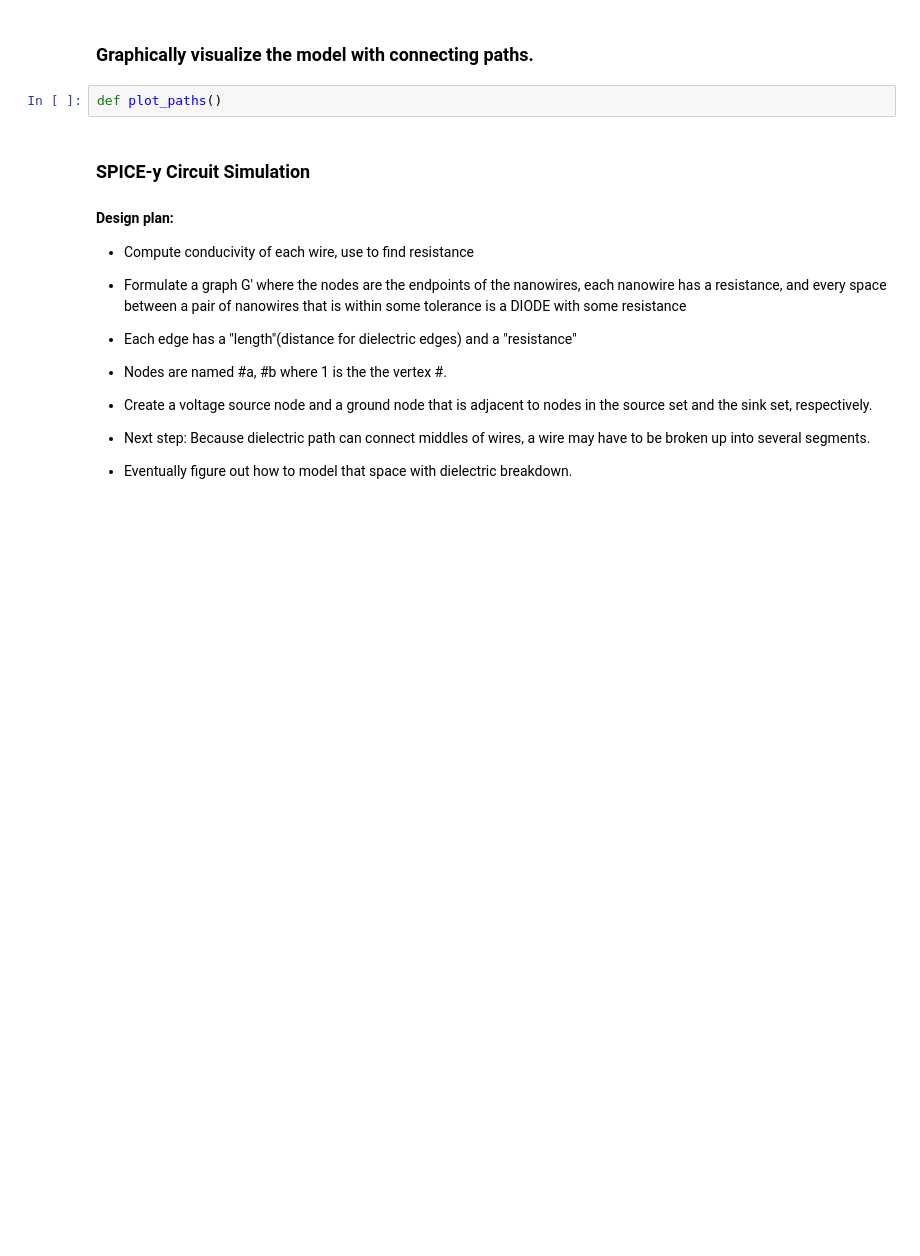
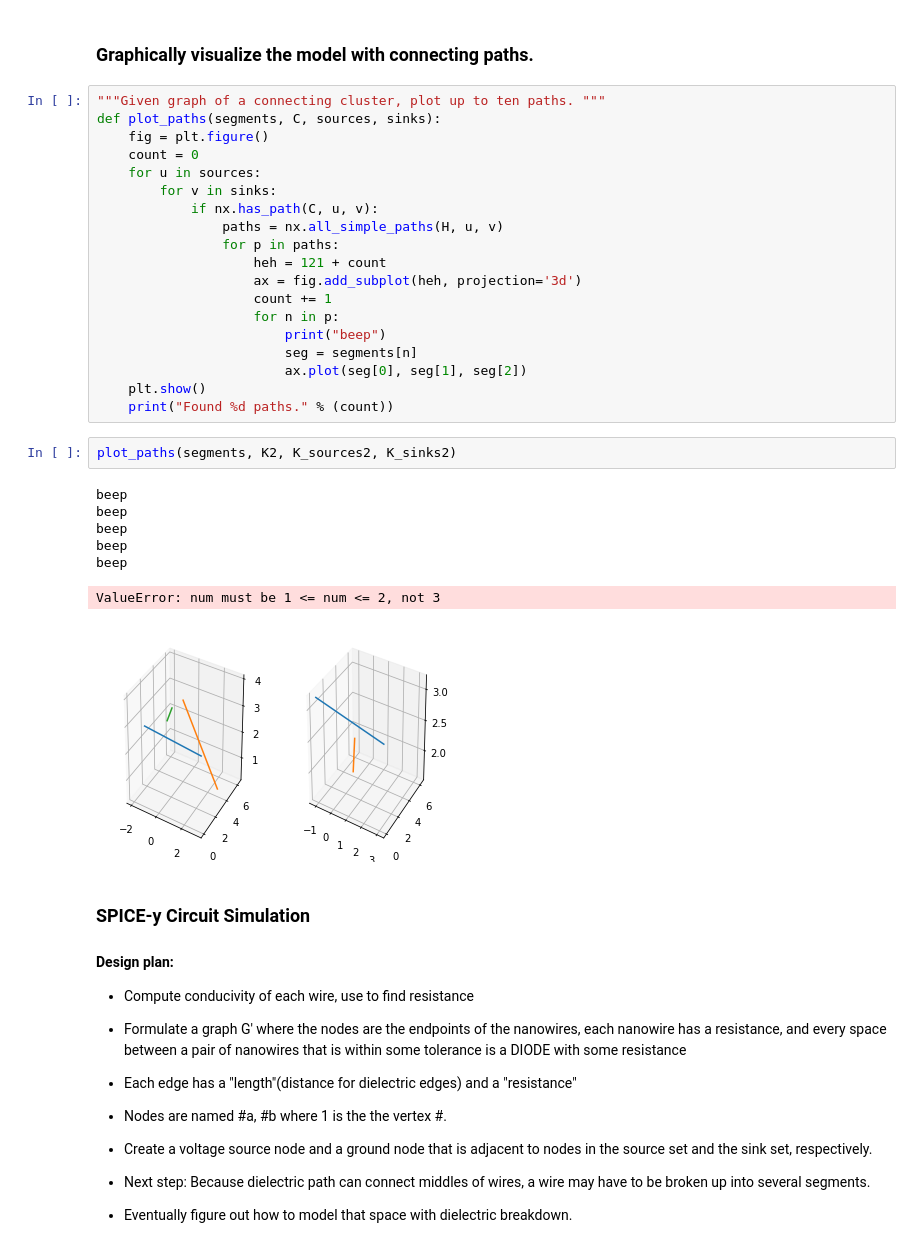
Before and after one commit to mzhang32/nanohub-project, a Jupyter notebook: first_submodel.ipynb, the cells around one changed output. Saved outputs shown, nothing was run; the diff lists cells and outputs as text; blank space fills up the shorter version.

```diff
--- a/first_submodel.ipynb
+++ b/first_submodel.ipynb
@@ -576,7 +553,34 @@ There are 170 nanowires in the cluster out of all 1469 nanowires.
 # %% [markdown]
 ### Graphically visualize the model with connecting paths.
-# %%
-def plot_paths()
+# %%
+"""Given graph of a connecting cluster, plot up to ten paths. """
+def plot_paths(segments, C, sources, sinks):
+    fig = plt.figure()
+    count = 0
+    for u in sources:
+        for v in sinks:
+            if nx.has_path(C, u, v):
+                paths = nx.all_simple_paths(H, u, v)
+                for p in paths:
+                    heh = 121 + count
+                    ax = fig.add_subplot(heh, projection='3d')
+                    count += 1
+                    for n in p:
+                        print("beep")
+                        seg = segments[n]
+                        ax.plot(seg[0], seg[1], seg[2])
+    plt.show()
+    print("Found %d paths." % (count))
+# %%
+plot_paths(segments, K2, K_sources2, K_sinks2)
+# %% [output]
+beep
+beep
+beep
+beep
+beep
+ValueError: num must be 1 <= num <= 2, not 3
+[figure, added]
 # %% [markdown]
 ### SPICE-y Circuit Simulation
 
```
Also changed, not shown: parts of 5 cells of this notebook.
